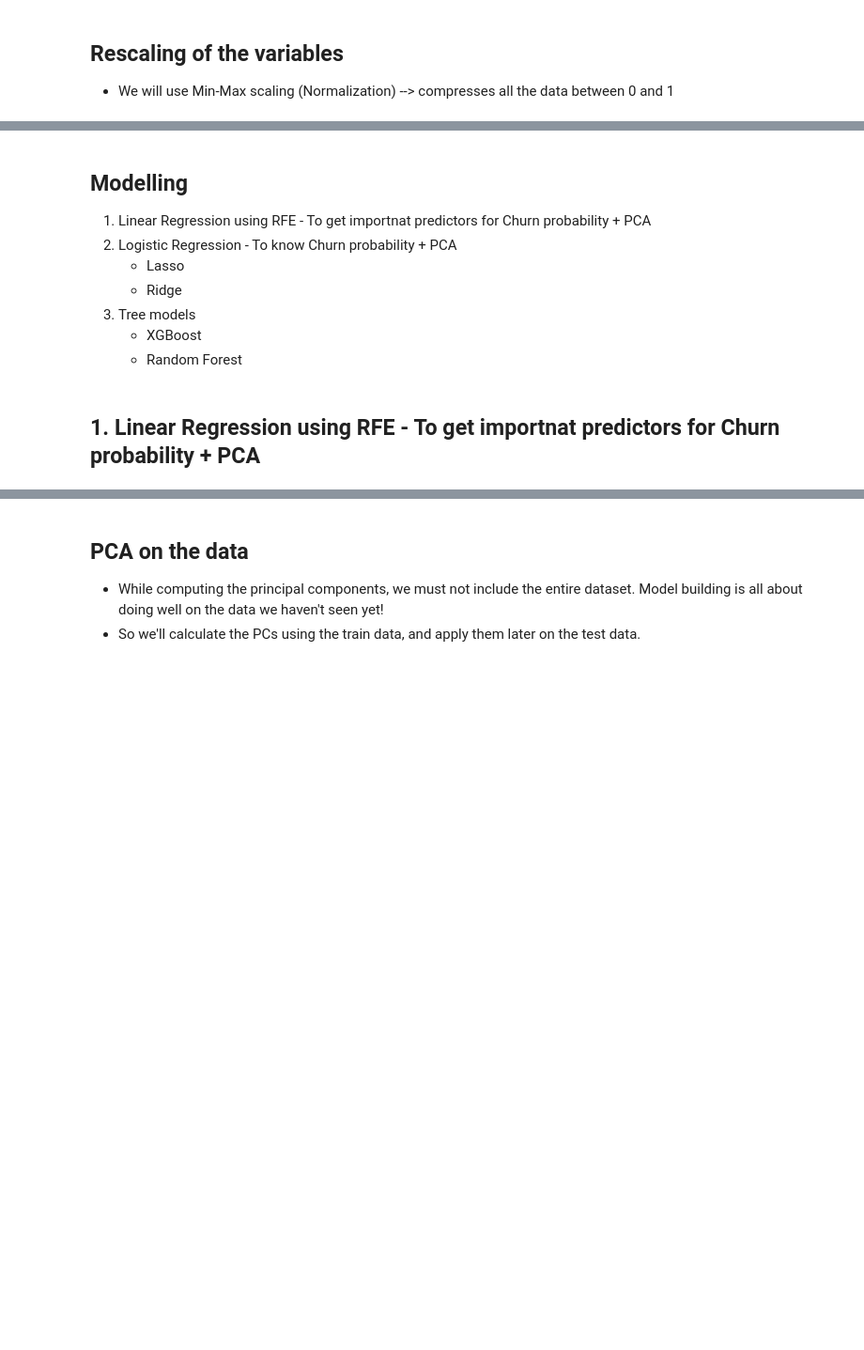
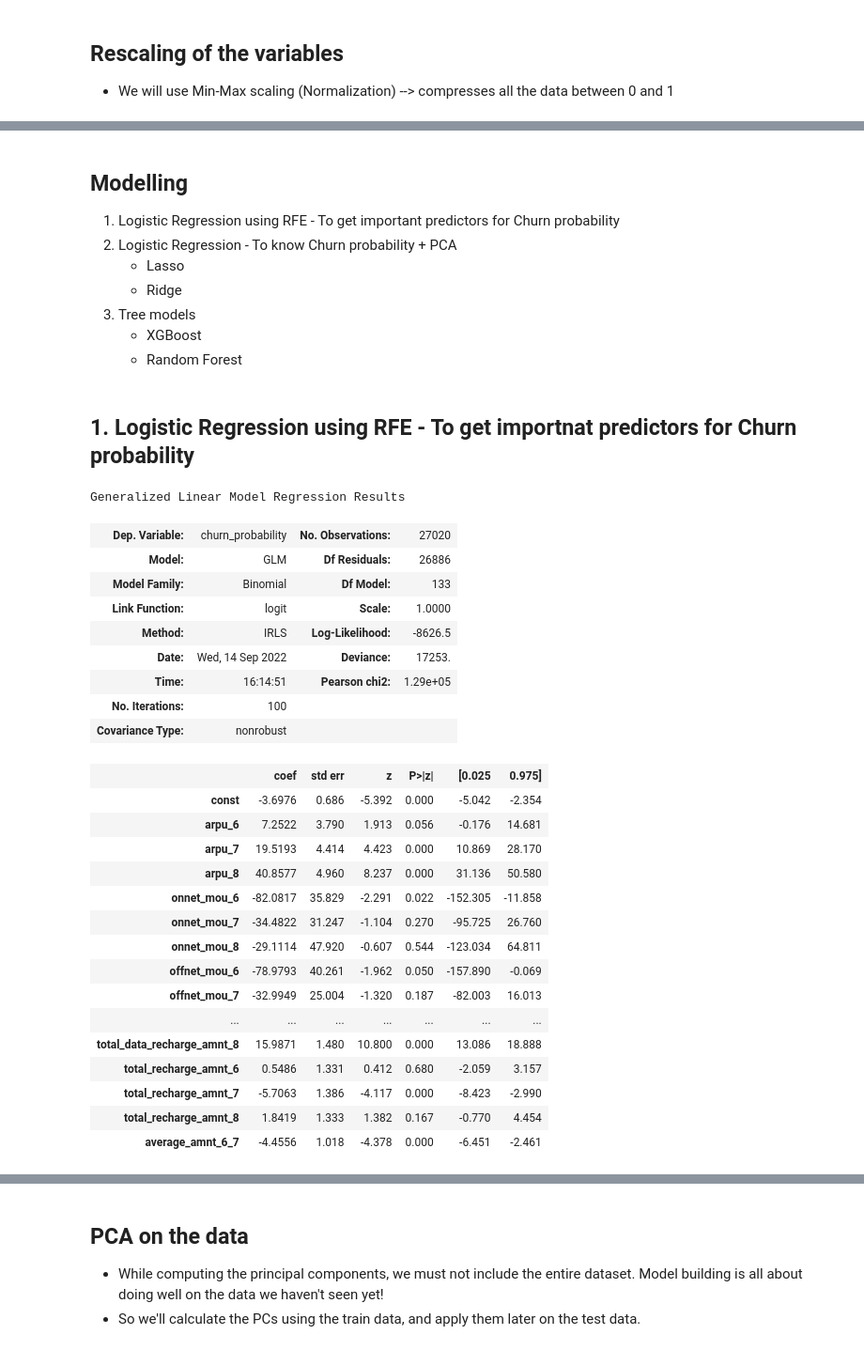
Before and after one commit to kc11381/case_study_telecom_churn_pca_ensemble_models, a Jupyter notebook: telecom_churn_pca_ensemble_models.ipynb, the cells around one changed output, grey strips where cells are left out. Shown at 94% size. Cells and saved outputs as stored; diff of their text form; code cells hidden in the pictures; blank space fills up the shorter version.

Commit message:
Added Logistic regression with RFE

```diff
--- a/telecom_churn_pca_ensemble_models.ipynb
+++ b/telecom_churn_pca_ensemble_models.ipynb
@@ -369,9 +391,11 @@ telecom_test_df.shape
 # %%
-# Lets have X_train and y_train
-y_train = telecom_train_df.pop('churn_probability')
-X_train = telecom_train_df
-print(X_train.head())
-print(y_train.head())
+y = telecom_train_df['churn_probability']
+X = telecom_train_df.drop(['churn_probability'], axis=1)
+
+telecom_train_df.drop('churn_probability', axis=1, inplace=True)
+# %%
+# Splitting the data into test and train
+X_train, X_test, y_train, y_test = train_test_split(X, y, train_size=0.7, test_size=0.3, random_state=100)
 # %% [markdown]
 ## Rescaling of the variables
 
@@ -382,7 +406,7 @@ scaler = MinMaxScaler()
 # fit on data
 # removed churn_probability becuase test data is not having it.
 # Also churn_probability is having 0 and 1 only. So it need not be scaled.
-train_numerical_columns.remove('churn_probability')
+train_numerical_columns = telecom_train_df.columns.to_list()
 X_train[train_numerical_columns] = scaler.fit_transform(X_train[train_numerical_columns])
 X_train.head()
 # So all numberic values are now between 0 and 1
@@ -388,0 +423,2 @@ X_train.head()
+# %%
+X_resampled, y_resampled = SMOTE().fit_resample(X_train, y_train)
@@ -393,7 +448,7 @@ telecom_test_df.head()
 # %% [markdown]
 ## Modelling
 
-1. Linear Regression using RFE - To get importnat predictors for Churn probability + PCA
+1. Logistic Regression using RFE - To get important predictors for Churn probability
 2. Logistic Regression - To know Churn probability + PCA
     - Lasso
     - Ridge
@@ -401,14 +456,35 @@ telecom_test_df.head()
     - XGBoost
     - Random Forest
 # %% [markdown]
-## 1. Linear Regression using RFE - To get importnat predictors for Churn probability + PCA
+## 1. Logistic Regression using RFE - To get importnat predictors for Churn probability
 # %%
 # For RFE
-"""
-lm = LinearRegression()
-lm.fit(X_train, y_train)
-# Running RFE with the output number of variables = 60 (We really don't know about this number, may be with multiple
-# trial and error this number should be tuned. Also after that we should consult to client for confirmation.)
-rfe = RFE(lm, n_features_to_select=60)
-rfe = rfe.fit(X_train, y_train)
-"""
+logml = sm.GLM(y_resampled, (sm.add_constant(X_resampled)), family=sm.families.Binomial())
+logml.fit().summary()
+# %% [output]
+Generalized Linear Model Regression Results
+| Dep. Variable: | churn_probability | No. Observations: | 27020 |
+| Model: | GLM | Df Residuals: | 26886 |
+| Model Family: | Binomial | Df Model: | 133 |
+| Link Function: | logit | Scale: | 1.0000 |
+| Method: | IRLS | Log-Likelihood: | -8626.5 |
+| Date: | Wed, 14 Sep 2022 | Deviance: | 17253. |
+| Time: | 16:14:51 | Pearson chi2: | 1.29e+05 |
+| No. Iterations: | 100 |  |  |
+| Covariance Type: | nonrobust |  |  |
+|  | coef | std err | z | P>|z| | [0.025 | 0.975] |
+| const | -3.6976 | 0.686 | -5.392 | 0.000 | -5.042 | -2.354 |
+| arpu_6 | 7.2522 | 3.790 | 1.913 | 0.056 | -0.176 | 14.681 |
+| arpu_7 | 19.5193 | 4.414 | 4.423 | 0.000 | 10.869 | 28.170 |
+| arpu_8 | 40.8577 | 4.960 | 8.237 | 0.000 | 31.136 | 50.580 |
+| onnet_mou_6 | -82.0817 | 35.829 | -2.291 | 0.022 | -152.305 | -11.858 |
+| onnet_mou_7 | -34.4822 | 31.247 | -1.104 | 0.270 | -95.725 | 26.760 |
+| onnet_mou_8 | -29.1114 | 47.920 | -0.607 | 0.544 | -123.034 | 64.811 |
+| offnet_mou_6 | -78.9793 | 40.261 | -1.962 | 0.050 | -157.890 | -0.069 |
+| offnet_mou_7 | -32.9949 | 25.004 | -1.320 | 0.187 | -82.003 | 16.013 |
+| ... | ... | ... | ... | ... | ... | ... |
+| total_data_recharge_amnt_8 | 15.9871 | 1.480 | 10.800 | 0.000 | 13.086 | 18.888 |
+| total_recharge_amnt_6 | 0.5486 | 1.331 | 0.412 | 0.680 | -2.059 | 3.157 |
+| total_recharge_amnt_7 | -5.7063 | 1.386 | -4.117 | 0.000 | -8.423 | -2.990 |
+| total_recharge_amnt_8 | 1.8419 | 1.333 | 1.382 | 0.167 | -0.770 | 4.454 |
+| average_amnt_6_7 | -4.4556 | 1.018 | -4.378 | 0.000 | -6.451 | -2.461 |
```
Also changed, not shown: parts of 37 cells of this notebook.
